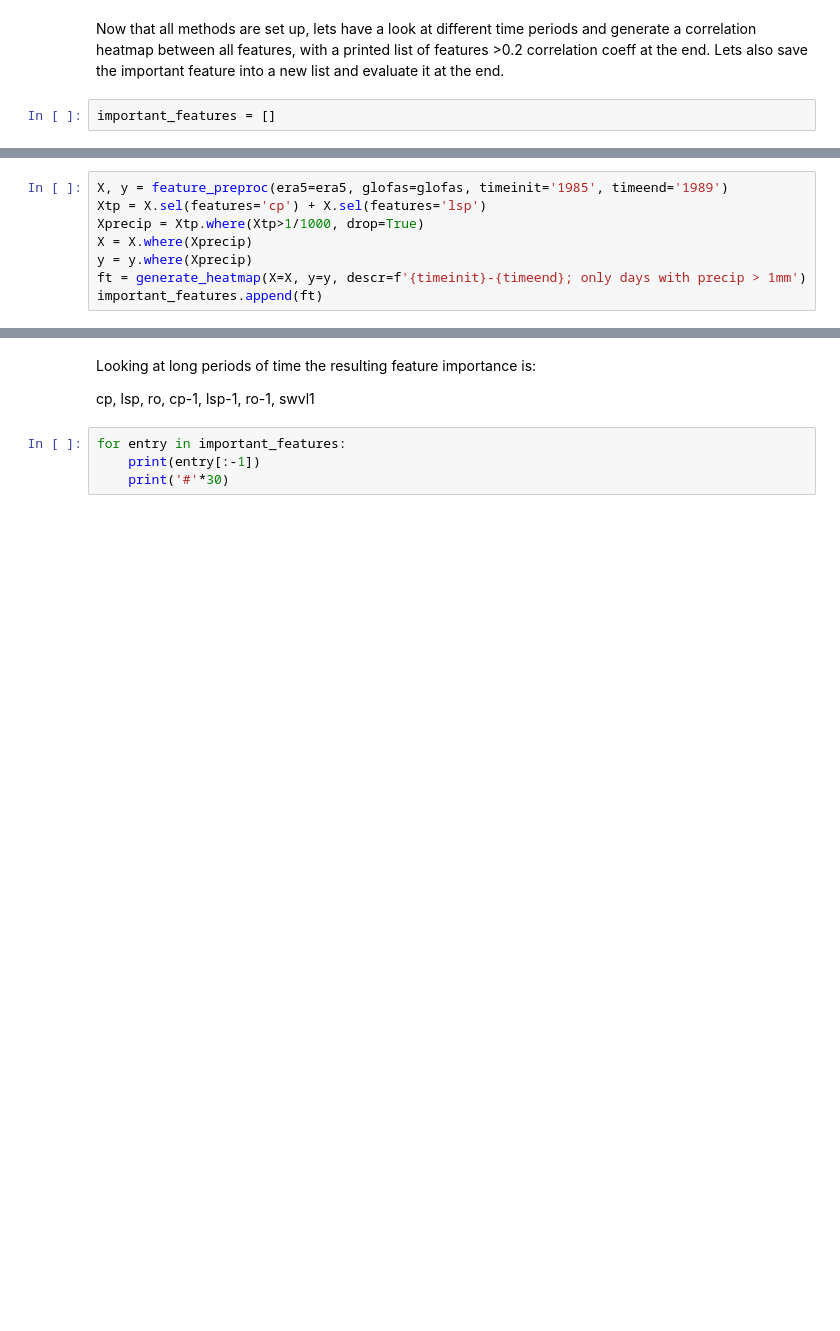
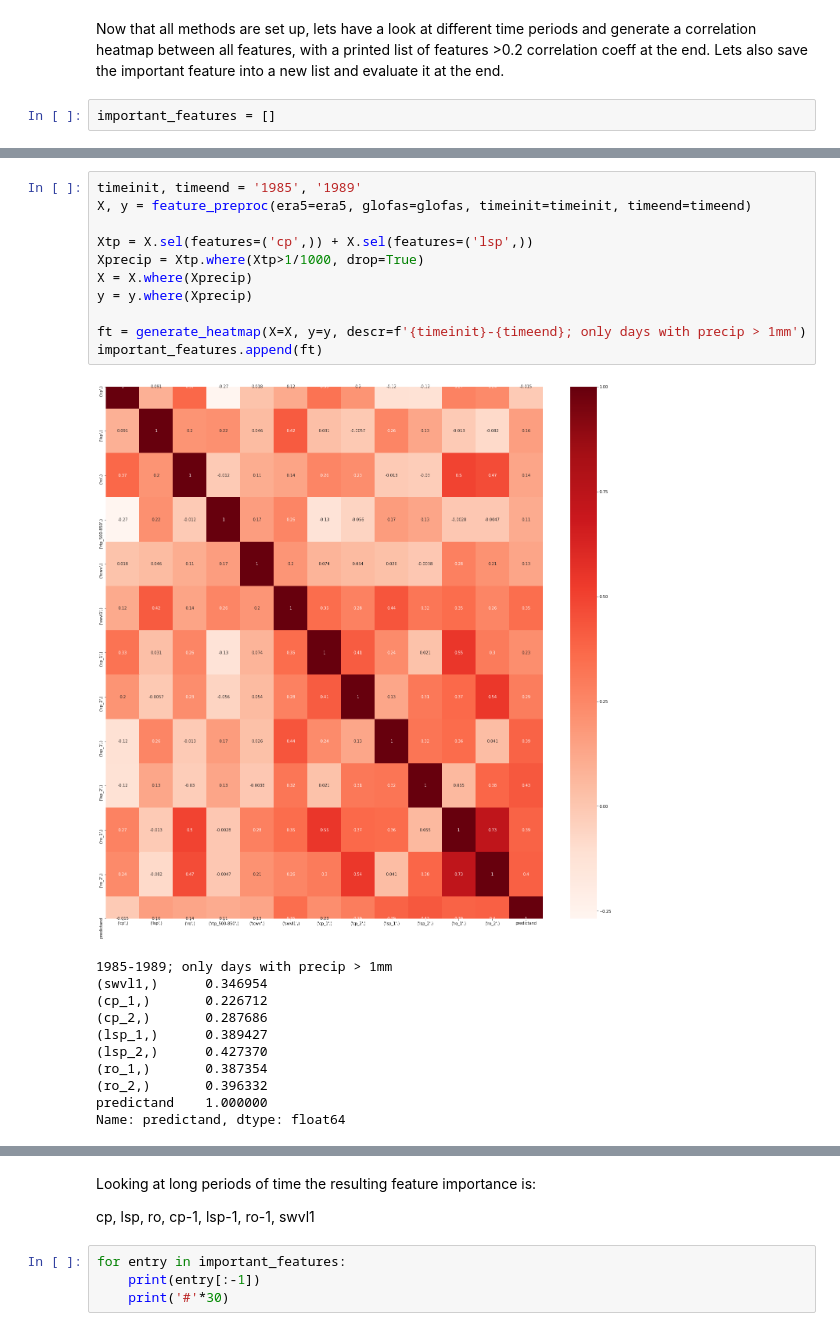
Before and after one commit to ECMWFCode4Earth/ml_flood, a Jupyter notebook: notebooks/2_preprocessing/2.01_correlation_analysis.ipynb, the cells around one changed output, grey strips where cells are left out. Cells and saved outputs as stored; diff of their text form; blank space fills up the shorter version.

```diff
--- a/notebooks/2_preprocessing/2.01_correlation_analysis.ipynb
+++ b/notebooks/2_preprocessing/2.01_correlation_analysis.ipynb
@@ -115,9 +126,24 @@ ValueError: too many values to unpack (expected 2)
 # %%
-X, y = feature_preproc(era5=era5, glofas=glofas, timeinit='1985', timeend='1989')
-Xtp = X.sel(features='cp') + X.sel(features='lsp')
+timeinit, timeend = '1985', '1989'
+X, y = feature_preproc(era5=era5, glofas=glofas, timeinit=timeinit, timeend=timeend)
+
+Xtp = X.sel(features=('cp',)) + X.sel(features=('lsp',))
 Xprecip = Xtp.where(Xtp>1/1000, drop=True)
 X = X.where(Xprecip)
 y = y.where(Xprecip)
+
 ft = generate_heatmap(X=X, y=y, descr=f'{timeinit}-{timeend}; only days with precip > 1mm')
 important_features.append(ft)
+# %% [output]
+[figure, added]
+1985-1989; only days with precip > 1mm
+(swvl1,)      0.346954
+(cp_1,)       0.226712
+(cp_2,)       0.287686
+(lsp_1,)      0.389427
+(lsp_2,)      0.427370
+(ro_1,)       0.387354
+(ro_2,)       0.396332
+predictand    1.000000
+Name: predictand, dtype: float64
 # %%
```
Also changed, not shown: parts of 9 cells of this notebook, 3 other files.
